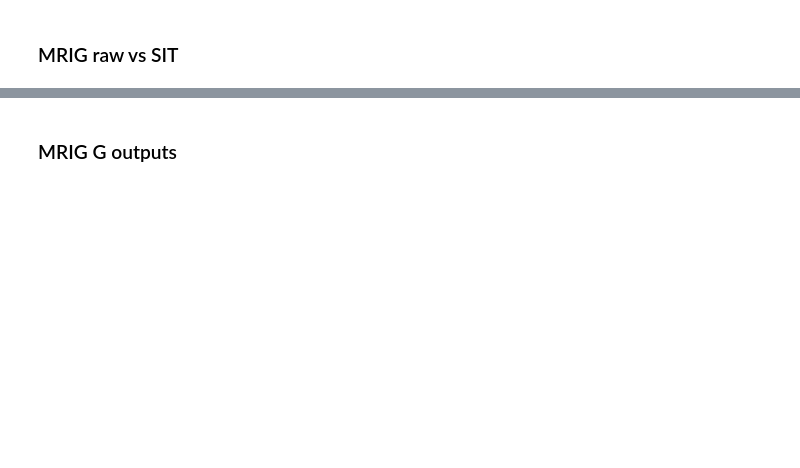
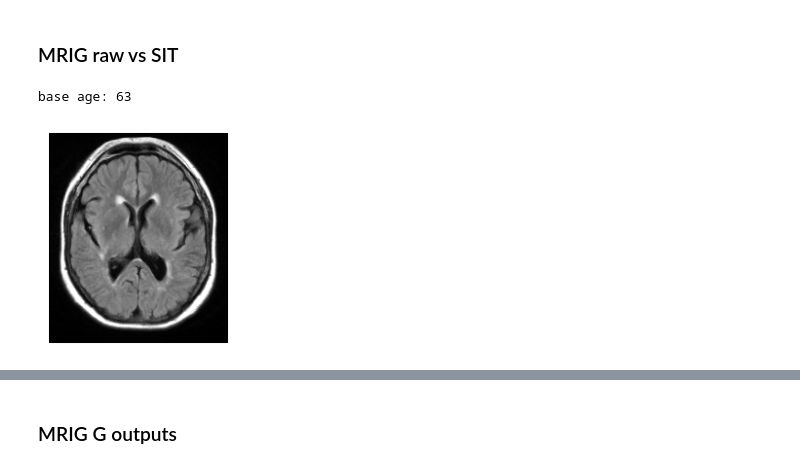
Before and after one commit to clintonjwang/spatial-intensity-transforms, a Jupyter notebook: sitgan/scratchpad.ipynb, the cells around one changed output, grey strips where cells are left out. Drawn from its saved outputs; the diff is of its cells as text; code cells hidden in the pictures; blank space fills up the shorter version.

```diff
--- a/sitgan/scratchpad.ipynb
+++ b/sitgan/scratchpad.ipynb
@@ -220,7 +415,7 @@ for dp in val_datalist:
 test_ids
 # %%
 # age
-job = "constrained_dit_m_star"
+job = "dit_m_star"
 age_mean,age_scale = np.load(osp.join(ANALYSIS_DIR, "mrigenie_normalizations.npy"))[0]
 nihss_mean,nihss_scale = np.load(osp.join(ANALYSIS_DIR, "mrigenie_normalizations.npy"))[1]
 subject_id = "005_T2_FLAIR_TRA_0_2300000230"
@@ -316,20 +484,17 @@ base age: 61 | base NIHSS: 14
 # %%
 gt_ix = 2
 nihss_diffs = torch.cat((torch.arange(-20,-4,5), torch.arange(5,21,5)))[4-gt_ix:8-gt_ix]
-dY = nihss_diffs.cuda().unsqueeze(1).tile(3)
+dY = nihss_diffs.cuda().unsqueeze(1).tile(3) / nihss_scale
 dY[:,0].zero_()
 dY[:,2:].zero_()
 X_0 = dp["image"].cuda().unsqueeze(0).tile(4,1,1,1)
-attr_gt = dp["attributes"].cuda()
-attr_gt = torch.where(torch.isnan(attr_gt), torch.randn_like(attr_gt), attr_gt).unsqueeze(0).tile(4,1)
 with torch.no_grad():
     if model_type == "CVAE":
-        X_est = G(X_0, y=attr_gt, dy=dY/nihss_scale)
-    elif model_type == "CAAE":
-        attr_targ = attr_gt + (dY/nihss_scale)
-        X_est = G(X_0, y=attr_targ)
+        attr_gt = dp["attributes"].cuda()
+        attr_gt = torch.where(torch.isnan(attr_gt), torch.randn_like(attr_gt), attr_gt).unsqueeze(0).tile(4,1)
+        X_est = G(X_0, y=attr_gt, dy=dY)
     else:
-        X_est = G(X_0, dY/nihss_scale)
+        X_est = G(X_0, dY)
 X_est = X_est.cpu().squeeze(1)
 X_0 = dp["image"].squeeze()
 # %%
@@ -345,9 +508,9 @@ plt.imshow(img, cmap="gray"); plt.axis('off');
 ### MRIG raw vs SIT
 # %%
 # MRIG age
-subject_id = "701_STROKE_FLAIR_AX_TRA_TIR_6000_100_90_0_100000483"
-jobs = ["raw_m_cvae", "raw_m_ipgan", "raw_m_caae", "raw_m_star",
-        "dit_m_cvae", "dit_m_ipgan", "dit_m_caae", "dit_m_star"]
+subject_id = "004_FLAIR_TRA_P2_0_1600000275"
+jobs = ["raw_m_cvae", "raw_m_caae", "raw_m_ipg", "raw_m_star",
+        "dit_m_cvae", "dit_m_caae", "dit_m_ipg", "dit_m_star"]
 
 age_mean,age_scale = np.load(osp.join(ANALYSIS_DIR, "mrigenie_normalizations.npy"))[0]
 dp = mrigenie.get_midslice_for_subject(subject_id)
@@ -356,3 +519,5 @@ print("base age:", base_age)
 args = job_mgmt.get_job_args(jobs[0])
 _, transforms = data_tx.get_transforms(args)
 dp = transforms([dp])[0]
+# %% [output]
+base age: 63
@@ -387,0 +524,25 @@ plt.imshow(img, cmap="gray"); plt.axis('off');
+# %%
+output_imgs = []
+dY = torch.zeros_like(dp["attributes"]).unsqueeze(0).cuda()
+dY[:,0] = 20/age_scale
+X_0 = dp["image"].cuda().unsqueeze(0)
+for job in jobs:
+    models, args = job_mgmt.get_job_model_and_args(job)
+    model_type = args["network"]["type"]
+    G=models["G"]
+    with torch.no_grad():
+        if model_type == "CVAE":
+            attr_gt = dp["attributes"].cuda()
+            attr_gt = torch.where(torch.isnan(attr_gt), torch.randn_like(attr_gt), attr_gt).unsqueeze(0)
+            X_est = G(X_0, y=attr_gt, dy=dY)
+        else:
+            X_est = G(X_0, dY)
+    X_est = X_est.cpu().squeeze()
+    output_imgs.append(X_est)
+plt.rcParams["figure.figsize"] = (5.0, 4.0)
+X_0 = X_0.cpu().squeeze()
+border = 4
+X_0[:border] = X_0[:,:border] = X_0[-border:] = X_0[:,-border:] = 1
+plt.imshow(X_0, cmap="gray"); plt.axis('off');
+# %% [output]
+[figure, added]
```
Also changed, not shown: parts of 99 cells of this notebook, 27 other files.
